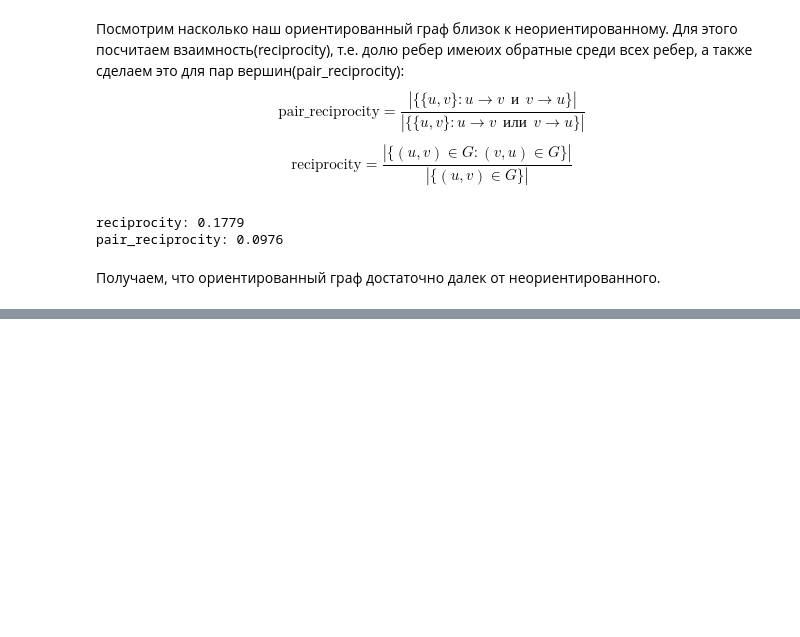
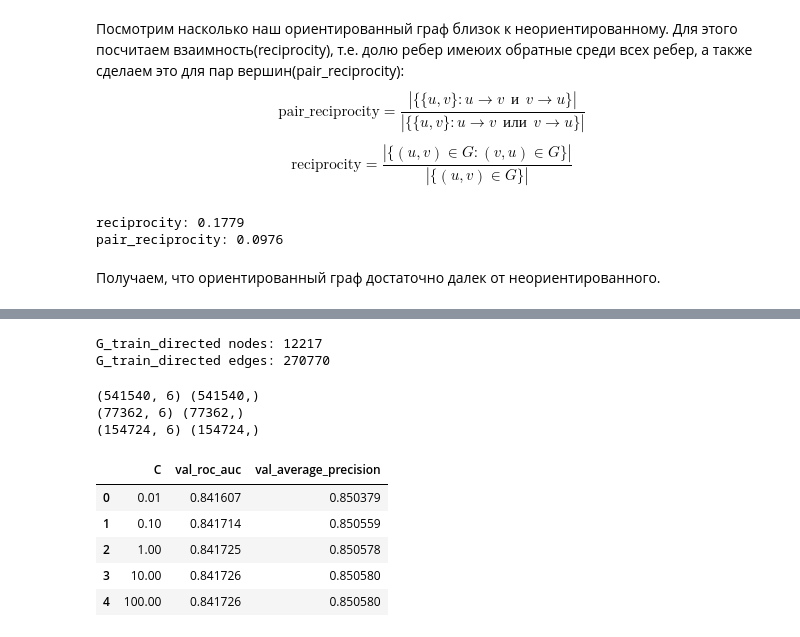
Before and after one commit to AlexeyEmelyan0v/link_prediction_gnn_1, a Jupyter notebook: link_prediction_gnn_1.ipynb, the cells around one changed output, grey strips where cells are left out. Cells and saved outputs as stored; diff of their text form; code cells hidden in the pictures; blank space fills up the shorter version.

```diff
--- a/link_prediction_gnn_1.ipynb
+++ b/link_prediction_gnn_1.ipynb
@@ -1787,0 +1902,5 @@ pair_reciprocity: 0.0976
+# %%
+directed_edge_weights = {}
+
+for u, v, edge_data in G_directed_weighted.edges(data=True):
+    directed_edge_weights[(u, v)] = float(edge_data['R1.Strength'])
@@ -1787,0 +1964,75 @@ pair_reciprocity: 0.0976
+# %%
+train_edges = train_pos_edges + train_neg_edges
+train_labels = np.array([1] * len(train_pos_edges) + [0] * len(train_neg_edges))
+
+val_edges = val_pos_edges + val_neg_edges
+val_labels = np.array([1] * len(val_pos_edges) + [0] * len(val_neg_edges))
+
+test_edges = test_pos_edges + test_neg_edges
+test_labels = np.array([1] * len(test_pos_edges) + [0] * len(test_neg_edges))
+
+G_train_directed = nx.DiGraph()
+G_train_directed.add_nodes_from(G_directed.nodes())
+G_train_directed.add_edges_from(train_pos_edges)
+
+print("G_train_directed nodes:", G_train_directed.number_of_nodes())
+print("G_train_directed edges:", G_train_directed.number_of_edges())
+# %% [output]
+G_train_directed nodes: 12217
+G_train_directed edges: 270770
+# %%
+X_train = directed_edge_features(G_train_directed, train_edges)
+X_val = directed_edge_features(G_train_directed, val_edges)
+X_test = directed_edge_features(G_train_directed, test_edges)
+
+print(X_train.shape, train_labels.shape)
+print(X_val.shape, val_labels.shape)
+print(X_test.shape, test_labels.shape)
+# %% [output]
+(541540, 6) (541540,)
+(77362, 6) (77362,)
+(154724, 6) (154724,)
+# %%
+C_VALUES = [0.01, 0.1, 1.0, 10.0, 100.0]
+
+directed_logreg_results_strong = []
+best_c_directed_strong = None
+best_directed_val_auc_strong = -1.0
+directed_baseline_model_strong = None
+
+for c_value in C_VALUES:
+    candidate_model = Pipeline([
+        ("scaler", StandardScaler()),
+        ("logreg", LogisticRegression(
+            penalty="l2",
+            C=c_value,
+            max_iter=1000,
+            random_state=RANDOM_STATE
+        ))
+    ])
+
+    candidate_model.fit(X_train, train_labels)
+    val_score = candidate_model.predict_proba(X_val)[:, 1]
+    val_auc = roc_auc_score(val_labels, val_score)
+    val_ap = average_precision_score(val_labels, val_score)
+
+    directed_logreg_results_strong.append({
+        "C": c_value,
+        "val_roc_auc": val_auc,
+        "val_average_precision": val_ap
+    })
+
+    if val_auc > best_directed_val_auc_strong:
+        best_directed_val_auc_strong = val_auc
+        best_c_directed_strong = c_value
+        directed_baseline_model_strong = candidate_model
+
+directed_logreg_results_strong = pd.DataFrame(directed_logreg_results_strong)
+directed_logreg_results_strong
+# %% [output]
+|  | C | val_roc_auc | val_average_precision |
+| 0 | 0.01 | 0.841607 | 0.850379 |
+| 1 | 0.10 | 0.841714 | 0.850559 |
+| 2 | 1.00 | 0.841725 | 0.850578 |
+| 3 | 10.00 | 0.841726 | 0.850580 |
+| 4 | 100.00 | 0.841726 | 0.850580 |
```
Also changed, not shown: parts of 22 cells of this notebook.
